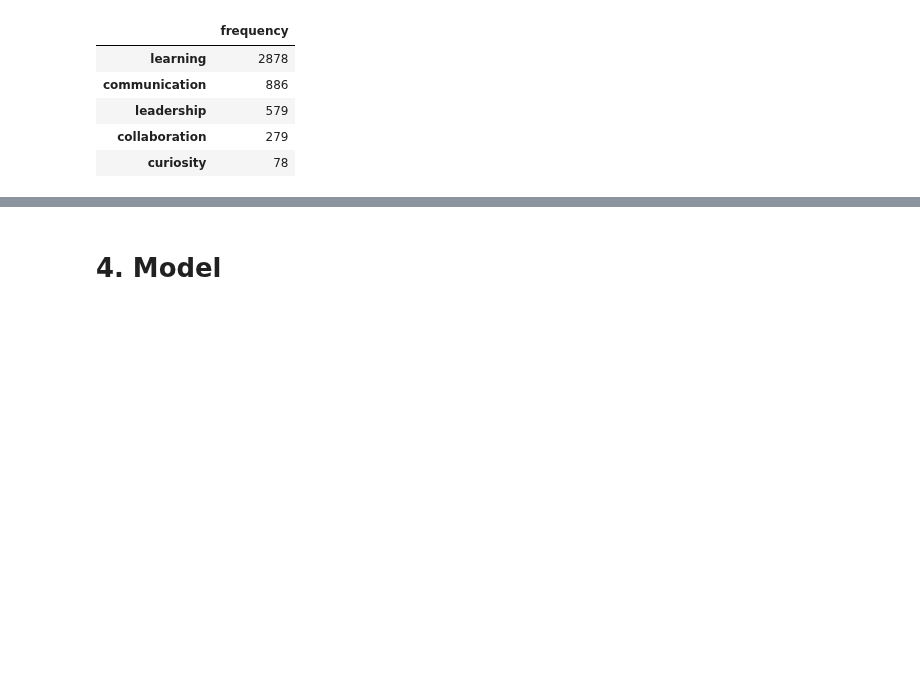
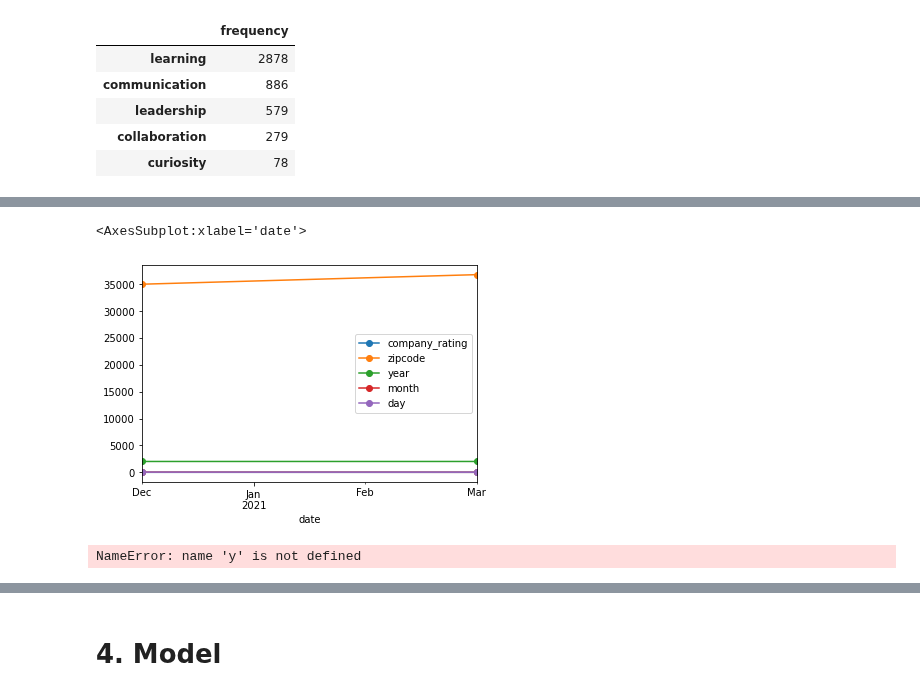
Before and after one commit to Blue-Owl-Data/Job-Search-Dashboard, a Jupyter notebook: notebook/MVP_Bojado.ipynb, the cells around one changed output, grey strips where cells are left out. Cells and saved outputs as stored; diff of their text form; code cells hidden in the pictures; blank space fills up the shorter version.

```diff
--- a/notebook/MVP_Bojado.ipynb
+++ b/notebook/MVP_Bojado.ipynb
@@ -275,0 +414,5 @@ ratings
+# %%
+df_ds_ts.resample('3M').mean().plot(marker='o')
+# %% [output]
+<AxesSubplot:xlabel='date'>
+[figure, added]
@@ -275,0 +421,8 @@ ratings
+# %%
+y.resample('D').mean().plot(alpha=.5, label='Daily')
+y.resample('W').mean().plot(alpha=.8, label='Weekly')
+y.resample('M').mean().plot(label='Montly')
+y.resample('Y').mean().plot(label='Yearly')
+plt.legend()
+# %% [output]
+NameError: name 'y' is not defined
```
Also changed, not shown: parts of 21 cells of this notebook.
